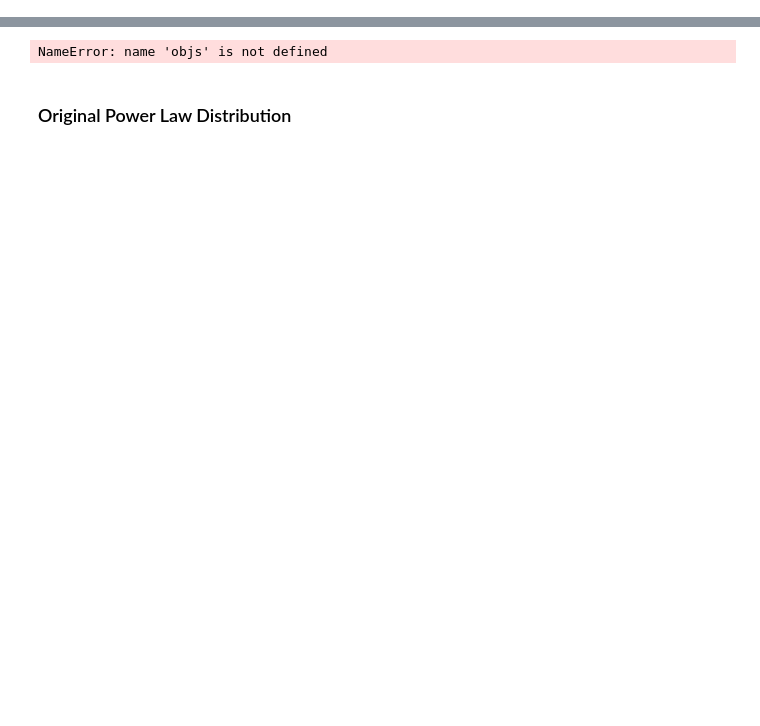
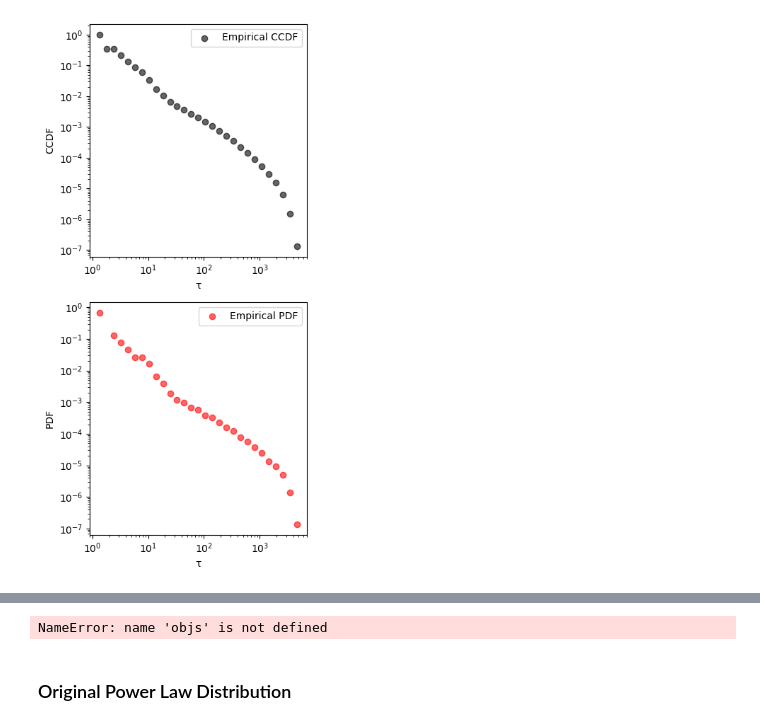
Before and after one commit to jin-awoo/bursty, a Jupyter notebook: other power laws.ipynb, the cells around one changed output, grey strips where cells are left out. Drawn from its saved outputs; the diff is of its cells as text; code cells hidden in the pictures; blank space fills up the shorter version.

```diff
--- a/other power laws.ipynb
+++ b/other power laws.ipynb
@@ -27,0 +612,48 @@ objs[1]['chat']
+# %%
+import numpy as np
+import matplotlib.pyplot as plt
+
+def empirical_ccdf(data, bins):
+    counts, bin_edges = np.histogram(data, bins=bins, density=True)
+    cdf = np.cumsum(counts[::-1])[::-1]  # Reverse cumulative sum
+    ccdf = cdf / cdf[0]  # Normalize to 1
+    return bin_edges[1:], ccdf
+
+def empirical_pdf(data, bins):
+    counts, bin_edges = np.histogram(data, bins=bins, density=True)
+    pdf = counts / np.sum(counts)  # Normalize to sum to 1
+    return bin_edges[1:], pdf
+
+def plot_empirical_ccdf_pdf(data, K):
+    bins = np.logspace(np.log10(min(data)), np.log10(max(data)), K)
+    x_vals_ccdf, ccdf_vals = empirical_ccdf(data, bins)
+    x_vals_pdf, pdf_vals = empirical_pdf(data, bins)
+
+    plt.figure(figsize=(4,8))
+
+    # Plot CCDF
+    plt.subplot(2, 1, 1)
+    plt.scatter(x_vals_ccdf, ccdf_vals, color='black', alpha=0.6, label='Empirical CCDF')
+    plt.xscale('log')
+    plt.yscale('log')
+    plt.xlabel('τ')
+    plt.ylabel('CCDF')
+    plt.legend()
+
+    # Plot PDF
+    plt.subplot(2, 1, 2)
+    plt.scatter(x_vals_pdf, pdf_vals, color='red', alpha=0.6, label='Empirical PDF')
+    plt.xscale('log')
+    plt.yscale('log')
+    plt.xlabel('τ')
+    plt.ylabel('PDF')
+    plt.legend()
+
+    plt.tight_layout()
+    plt.show()
+
+# Example Usage (Replace with actual data)
+K = 30
+plot_empirical_ccdf_pdf(data, K)
+# %% [output]
+[figure, added]
```
Also changed, not shown: parts of 33 cells of this notebook, 2 other files.
